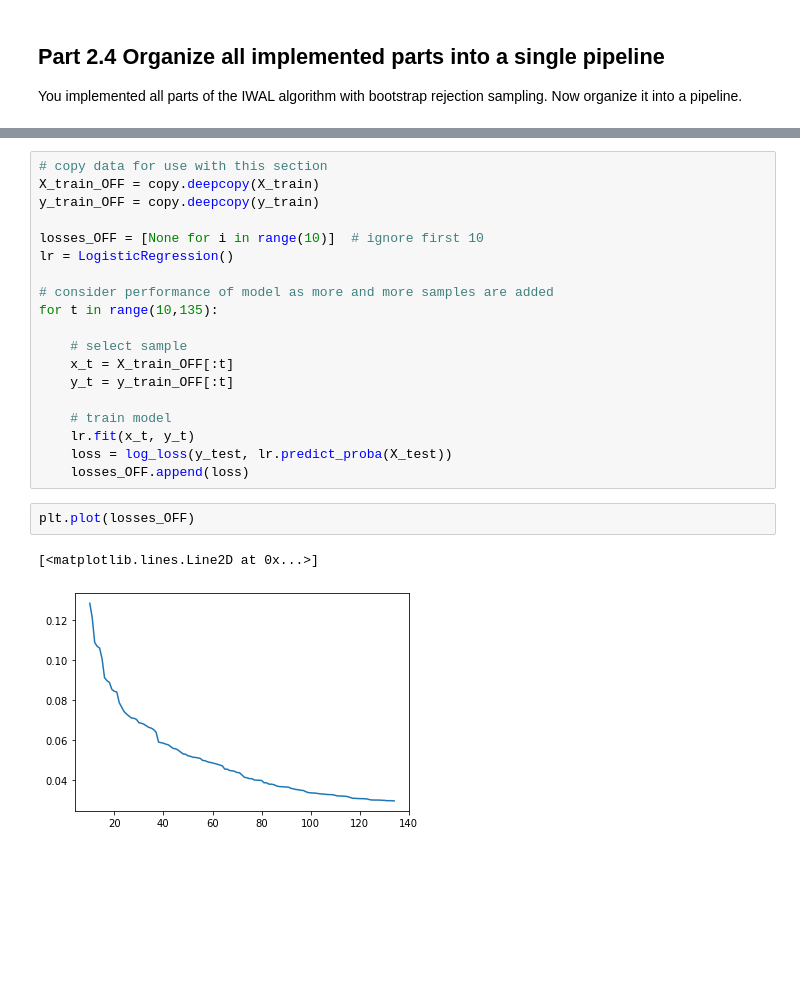
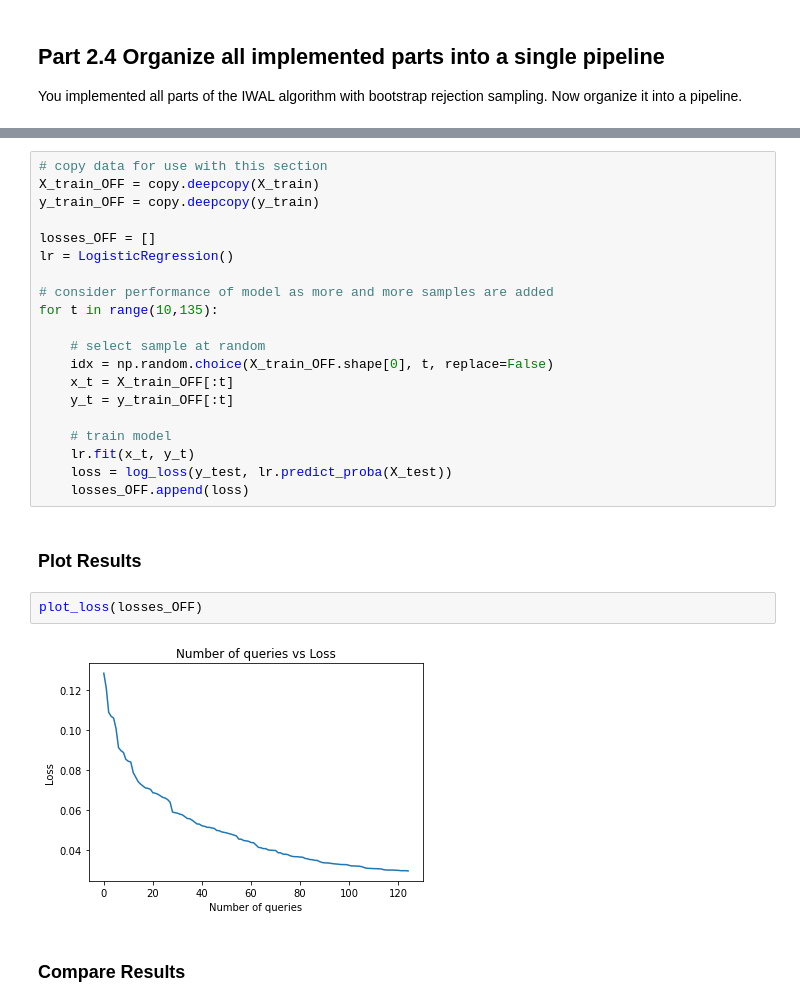
Before and after one commit to ryanquinnnelson/CMU-02750-Query-Selection-Methods-in-Active-Learning, a Jupyter notebook: HW2Q2_ryan.ipynb, the cells around one changed output, grey strips where cells are left out. Saved outputs shown, nothing was run; the diff lists cells and outputs as text; blank space fills up the shorter version.

```diff
--- a/HW2Q2_ryan.ipynb
+++ b/HW2Q2_ryan.ipynb
@@ -160,13 +145,14 @@ In this part you need to create object of the same scikit learning class and tra
 X_train_OFF = copy.deepcopy(X_train)
 y_train_OFF = copy.deepcopy(y_train)
 
-losses_OFF = [None for i in range(10)]  # ignore first 10
+losses_OFF = []
 lr = LogisticRegression()
 
 # consider performance of model as more and more samples are added
 for t in range(10,135):
 
-    # select sample
+    # select sample at random
+    idx = np.random.choice(X_train_OFF.shape[0], t, replace=False)
     x_t = X_train_OFF[:t]
     y_t = y_train_OFF[:t]
 
@@ -174,11 +160,14 @@ for t in range(10,135):
     lr.fit(x_t, y_t)
     loss = log_loss(y_test, lr.predict_proba(X_test))
     losses_OFF.append(loss)
-# %%
-plt.plot(losses_OFF)
-# %% [output]
-[<matplotlib.lines.Line2D at 0x...>]
-[figure, removed]
+# %% [markdown]
+### Plot Results
+# %%
+plot_loss(losses_OFF)
+# %% [output]
+[figure, added]
+# %% [markdown]
+### Compare Results
 # %%
 # plot both together
 fig, ax = plt.subplots(figsize=(8.5, 2), dpi=240)
```
Also changed, not shown: parts of 28 cells of this notebook, 1 other file.
